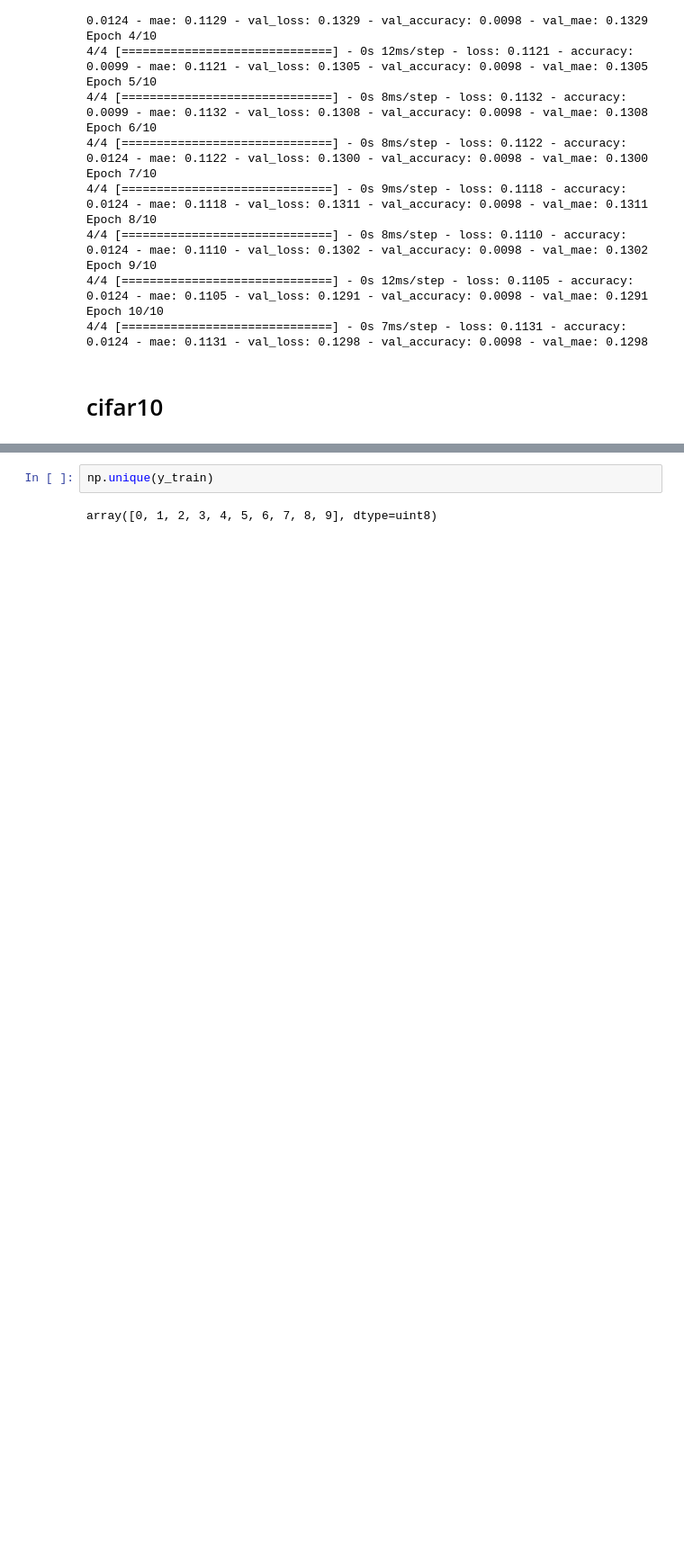
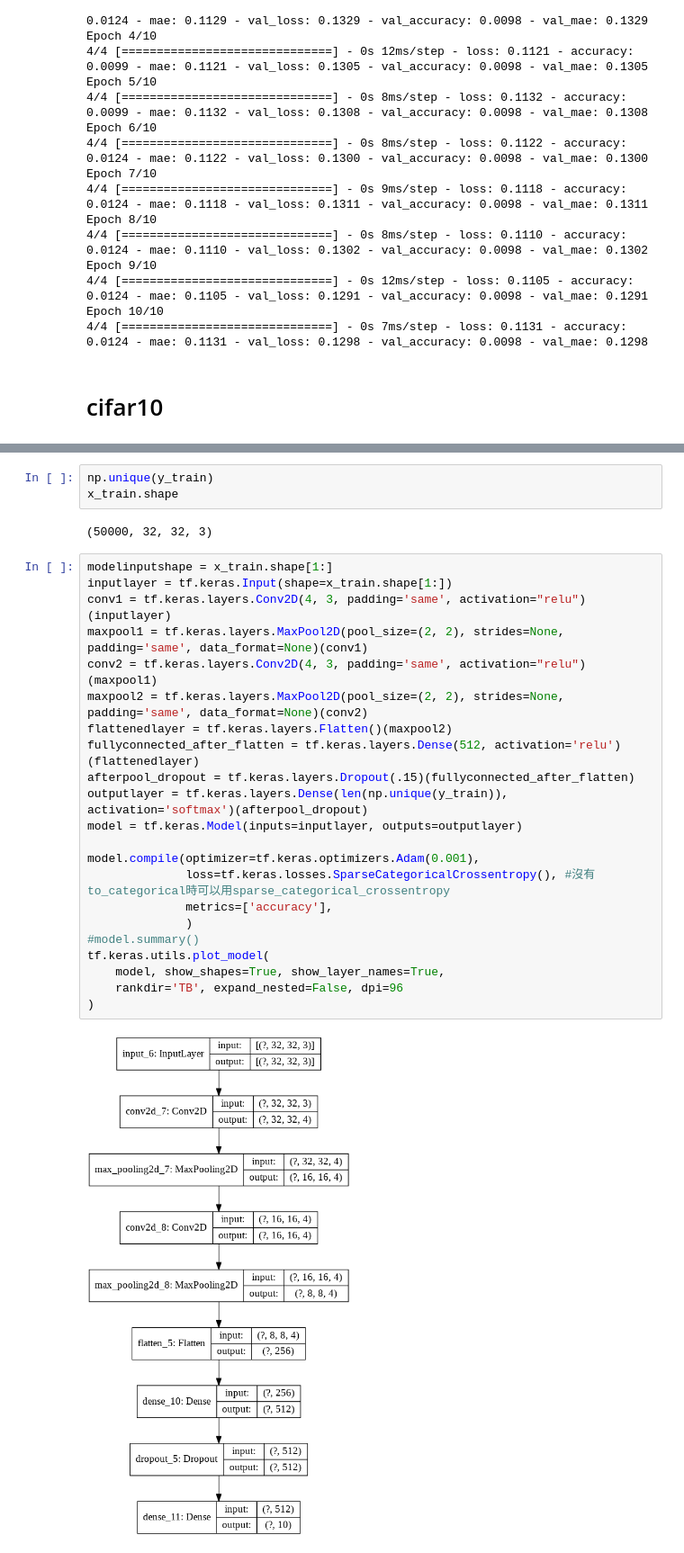
Before and after one commit to tingjhenjiang/Segmentor, a Jupyter notebook: Tensorflow_Certification_Test_Practice.ipynb, the cells around one changed output, grey strips where cells are left out. Shown at 90% size. Saved outputs shown, nothing was run; the diff lists cells and outputs as text; blank space fills up the shorter version.

```diff
--- a/Tensorflow_Certification_Test_Practice.ipynb
+++ b/Tensorflow_Certification_Test_Practice.ipynb
@@ -125,4 +132,29 @@ print(y_train)
 # %%
 np.unique(y_train)
+x_train.shape
 # %% [output]
-array([0, 1, 2, 3, 4, 5, 6, 7, 8, 9], dtype=uint8)
+(50000, 32, 32, 3)
+# %%
+modelinputshape = x_train.shape[1:]
+inputlayer = tf.keras.Input(shape=x_train.shape[1:])
+conv1 = tf.keras.layers.Conv2D(4, 3, padding='same', activation="relu")(inputlayer)
+maxpool1 = tf.keras.layers.MaxPool2D(pool_size=(2, 2), strides=None, padding='same', data_format=None)(conv1)
+conv2 = tf.keras.layers.Conv2D(4, 3, padding='same', activation="relu")(maxpool1)
+maxpool2 = tf.keras.layers.MaxPool2D(pool_size=(2, 2), strides=None, padding='same', data_format=None)(conv2)
+flattenedlayer = tf.keras.layers.Flatten()(maxpool2)
+fullyconnected_after_flatten = tf.keras.layers.Dense(512, activation='relu')(flattenedlayer)
+afterpool_dropout = tf.keras.layers.Dropout(.15)(fullyconnected_after_flatten)
+outputlayer = tf.keras.layers.Dense(len(np.unique(y_train)), activation='softmax')(afterpool_dropout)
+model = tf.keras.Model(inputs=inputlayer, outputs=outputlayer)
+
+model.compile(optimizer=tf.keras.optimizers.Adam(0.001),
+              loss=tf.keras.losses.SparseCategoricalCrossentropy(), #沒有to_categorical時可以用sparse_categorical_crossentropy
+              metrics=['accuracy'],
+              )
+#model.summary()
+tf.keras.utils.plot_model(
+    model, show_shapes=True, show_layer_names=True,
+    rankdir='TB', expand_nested=False, dpi=96
+)
+# %% [output]
+[figure, added]
```
Also changed, not shown: parts of 15 cells of this notebook.
